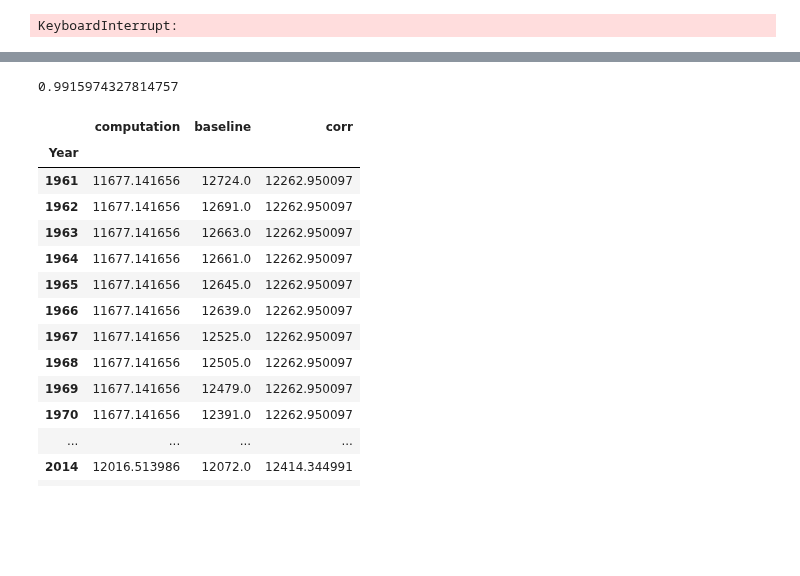
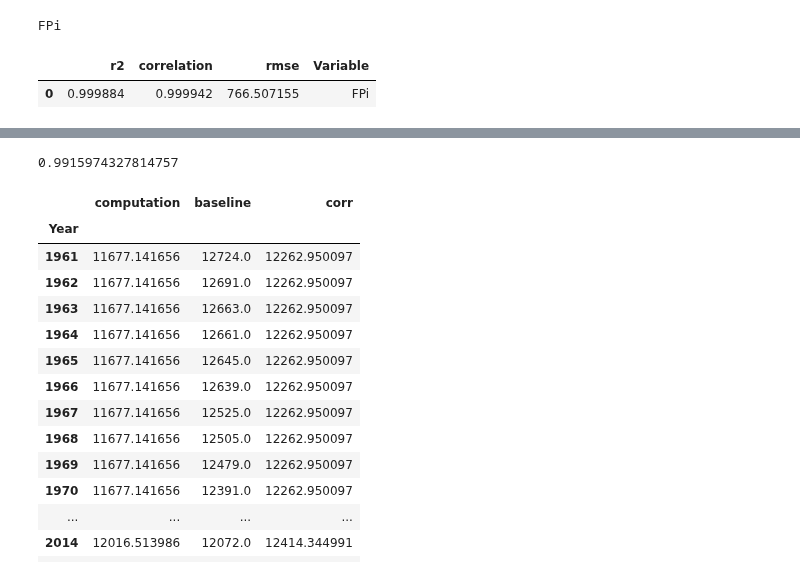
Before and after one commit to simonzabrocki/GraphModels, a Jupyter notebook: BE2_development.ipynb, the cells around one changed output, grey strips where cells are left out. Saved outputs shown, nothing was run; the diff lists cells and outputs as text; code cells hidden in the pictures; blank space fills up the shorter version.

```diff
--- a/BE2_development.ipynb
+++ b/BE2_development.ipynb
@@ -7,13 +7,13 @@ import pandas as pd
 import numpy as np
 from models.Hermen.model_BE2 import BE2_models
 # %%
-fbs_data = select_dataset('foodbalancesheet')
+#fbs_data = select_dataset('foodbalancesheet')
+fbs_data = select_dataset('foodbalancesheet_new')
+
 population_data = select_dataset('population')
 crops_data = select_dataset('crops')
 landuse = select_dataset('landuse')
 corrected_cl = pd.read_csv('outputs/cl_corr.csv')
-# %% [output]
-KeyboardInterrupt:
 # %%
 model_df = pd.concat([fbs_data, population_data, crops_data],).dropna(subset=['Variable'])
 model_df = model_df[~model_df.Variable.isin(['Domestic supply quantity'])]
@@ -77,0 +84,11 @@ data_dict['CL_corr_coef'] = pd.Series(data=corrected_cl.query('name == "comp"')[
+# %%
+from graphmodels.utils import get_X_y_from_data
+X, y_true = get_X_y_from_data(BE2_models['FPi_model'], ISO_data_dict)
+
+
+res = BE2_models['FPi_model'].run(X)
+score_model(BE2_models['FPi_model'], X, y_true)
+# %% [output]
+FPi
+|  | r2 | correlation | rmse | Variable |
+| 0 | 0.999884 | 0.999942 | 766.507155 | FPi |
```
Also changed, not shown: parts of 18 cells of this notebook, 3 other files.
